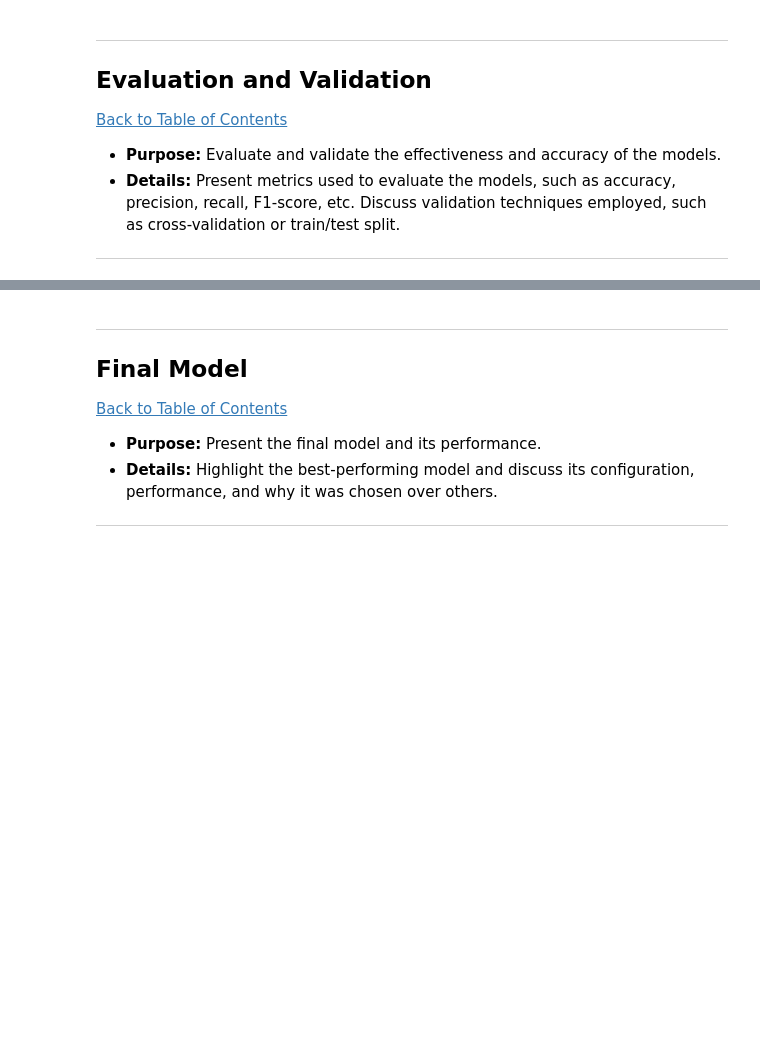
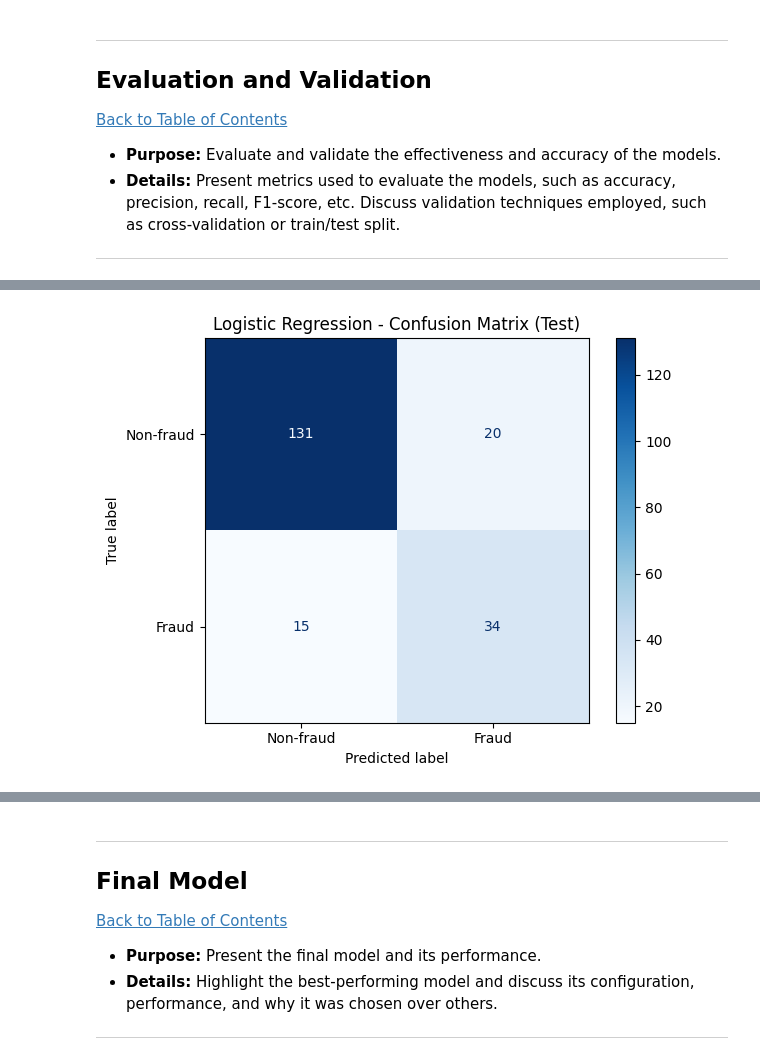
Before and after one commit to ADP777/Workplace-Project, a Jupyter notebook: QCTO---Workplace-Module-Notebook-Template-4571.ipynb, the cells around one changed output, grey strips where cells are left out. Cells and saved outputs as stored; diff of their text form; code cells hidden in the pictures; blank space fills up the shorter version.

Commit message:
Modelling and conclusion
Modelling and conclusion

```diff
--- a/QCTO---Workplace-Module-Notebook-Template-4571.ipynb
+++ b/QCTO---Workplace-Module-Notebook-Template-4571.ipynb
@@ -422,0 +707,97 @@ Numerical summary statistics:
+# %%
+# ==============================
+# 7. Evaluation and Validation
+# ==============================
+
+from sklearn.metrics import (
+    accuracy_score,
+    precision_score,
+    recall_score,
+    f1_score,
+    roc_auc_score,
+    classification_report,
+    ConfusionMatrixDisplay,
+    RocCurveDisplay,
+)
+from sklearn.model_selection import StratifiedKFold, cross_val_score
+
+def evaluate_model(name, model, X_train, y_train, X_test, y_test):
+    """
+    Evaluate a fitted classification model on the test set and
+    display key metrics, confusion matrix, and ROC curve.
+    """
+    # Predictions and predicted probabilities
+    y_pred = model.predict(X_test)
+    y_proba = model.predict_proba(X_test)[:, 1]
+
+    print(f"\n{'='*60}")
+    print(f"{name} - Test Set Performance")
+    print(f"{'='*60}")
+
+    # Core metrics
+    acc  = accuracy_score(y_test, y_pred)
+    prec = precision_score(y_test, y_pred)
+    rec  = recall_score(y_test, y_pred)
+    f1   = f1_score(y_test, y_pred)
+    auc  = roc_auc_score(y_test, y_proba)
+
+    print(f"Accuracy : {acc:.3f}")
+    print(f"Precision: {prec:.3f}")
+    print(f"Recall   : {rec:.3f}")
+    print(f"F1-score : {f1:.3f}")
+    print(f"ROC AUC  : {auc:.3f}\n")
+
+    # Full classification report
+    print("Classification report:")
+    print(classification_report(y_test, y_pred,
+                                target_names=["Non-fraud", "Fraud"]))
+
+    # Confusion matrix
+    ConfusionMatrixDisplay.from_predictions(
+        y_test,
+        y_pred,
+        display_labels=["Non-fraud", "Fraud"],
+        cmap="Blues"
+    )
+    plt.title(f"{name} - Confusion Matrix (Test)")
+    plt.tight_layout()
+    plt.show()
+
+    # ROC curve
+    RocCurveDisplay.from_predictions(
+        y_test,
+        y_proba,
+        name=name
+    )
+    plt.title(f"{name} - ROC Curve (Test)")
+    plt.tight_layout()
+    plt.show()
+
+
+# Evaluate both models on the held-out test set
+evaluate_model("Logistic Regression", log_reg_clf, X_train, y_train, X_test, y_test)
+evaluate_model("Random Forest", rf_clf, X_train, y_train, X_test, y_test)
+
+
+# ----------------------------------------
+# 7.1 Cross-validation for model stability
+# ----------------------------------------
+
+cv = StratifiedKFold(n_splits=5, shuffle=True, random_state=42)
+
+for name, model in [
+    ("Logistic Regression", log_reg_clf),
+    ("Random Forest", rf_clf),
+]:
+    # cross_val_score clones and re-fits the pipeline on each fold
+    cv_scores = cross_val_score(
+        model,
+        X,
+        y,
+        cv=cv,
+        scoring="roc_auc",
+        n_jobs=-1
+    )
+    print(f"\n{name} - 5-fold Stratified CV (ROC AUC)")
+    print(f"Mean: {cv_scores.mean():.3f}  |  Std: {cv_scores.std():.3f}")
+# %% [output]
@@ -422,0 +822 @@ Numerical summary statistics:
+[figure, added]
```
Also changed, not shown: parts of 20 cells of this notebook, 1 other file.
